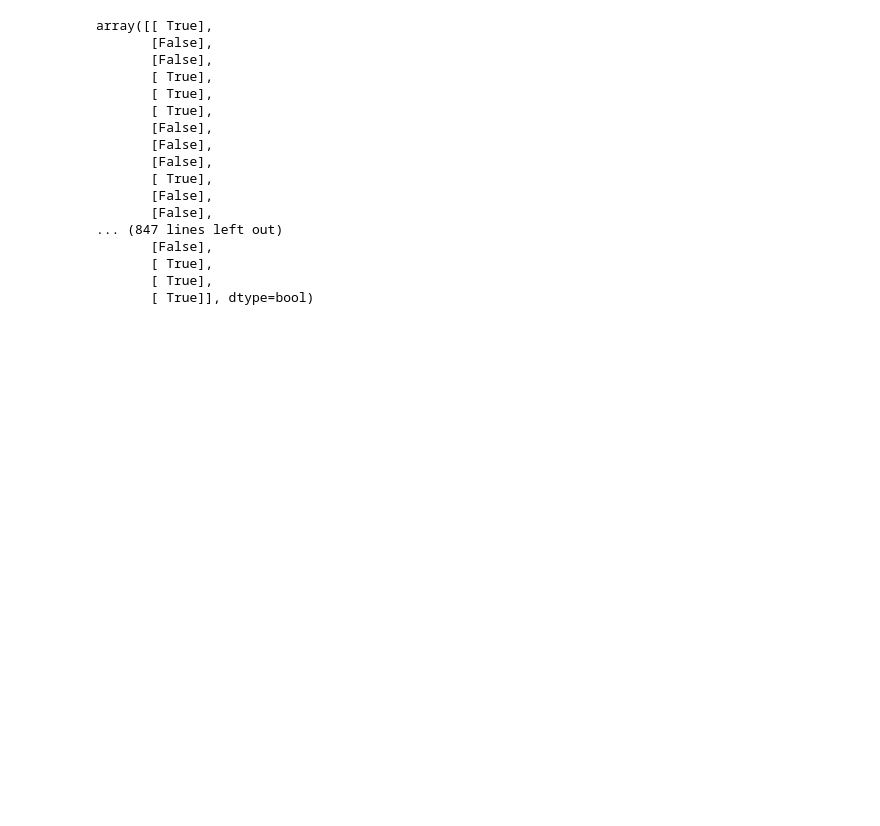
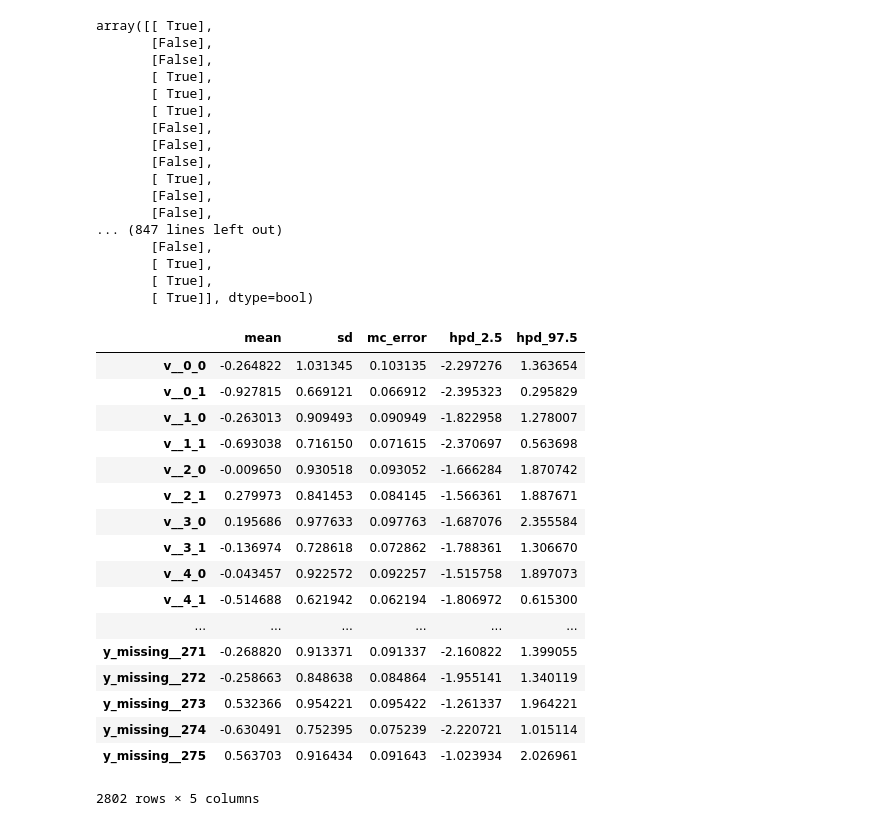
Before and after one commit to yunlinz/imputer, a Jupyter notebook: simple.ipynb, the cells around one changed output. Saved outputs shown, nothing was run; the diff lists cells and outputs as text; code cells hidden in the pictures; blank space fills up the shorter version.

```diff
--- a/simple.ipynb
+++ b/simple.ipynb
@@ -151,0 +176,21 @@ array([[ True],
+# %%
+df_summary(trace)
+# %% [output]
+|  | mean | sd | mc_error | hpd_2.5 | hpd_97.5 |
+| v__0_0 | -0.264822 | 1.031345 | 0.103135 | -2.297276 | 1.363654 |
+| v__0_1 | -0.927815 | 0.669121 | 0.066912 | -2.395323 | 0.295829 |
+| v__1_0 | -0.263013 | 0.909493 | 0.090949 | -1.822958 | 1.278007 |
+| v__1_1 | -0.693038 | 0.716150 | 0.071615 | -2.370697 | 0.563698 |
+| v__2_0 | -0.009650 | 0.930518 | 0.093052 | -1.666284 | 1.870742 |
+| v__2_1 | 0.279973 | 0.841453 | 0.084145 | -1.566361 | 1.887671 |
+| v__3_0 | 0.195686 | 0.977633 | 0.097763 | -1.687076 | 2.355584 |
+| v__3_1 | -0.136974 | 0.728618 | 0.072862 | -1.788361 | 1.306670 |
+| v__4_0 | -0.043457 | 0.922572 | 0.092257 | -1.515758 | 1.897073 |
+| v__4_1 | -0.514688 | 0.621942 | 0.062194 | -1.806972 | 0.615300 |
+| ... | ... | ... | ... | ... | ... |
+| y_missing__271 | -0.268820 | 0.913371 | 0.091337 | -2.160822 | 1.399055 |
+| y_missing__272 | -0.258663 | 0.848638 | 0.084864 | -1.955141 | 1.340119 |
+| y_missing__273 | 0.532366 | 0.954221 | 0.095422 | -1.261337 | 1.964221 |
+| y_missing__274 | -0.630491 | 0.752395 | 0.075239 | -2.220721 | 1.015114 |
+| y_missing__275 | 0.563703 | 0.916434 | 0.091643 | -1.023934 | 2.026961 |
+2802 rows × 5 columns
```
Also changed, not shown: parts of 7 cells of this notebook.
